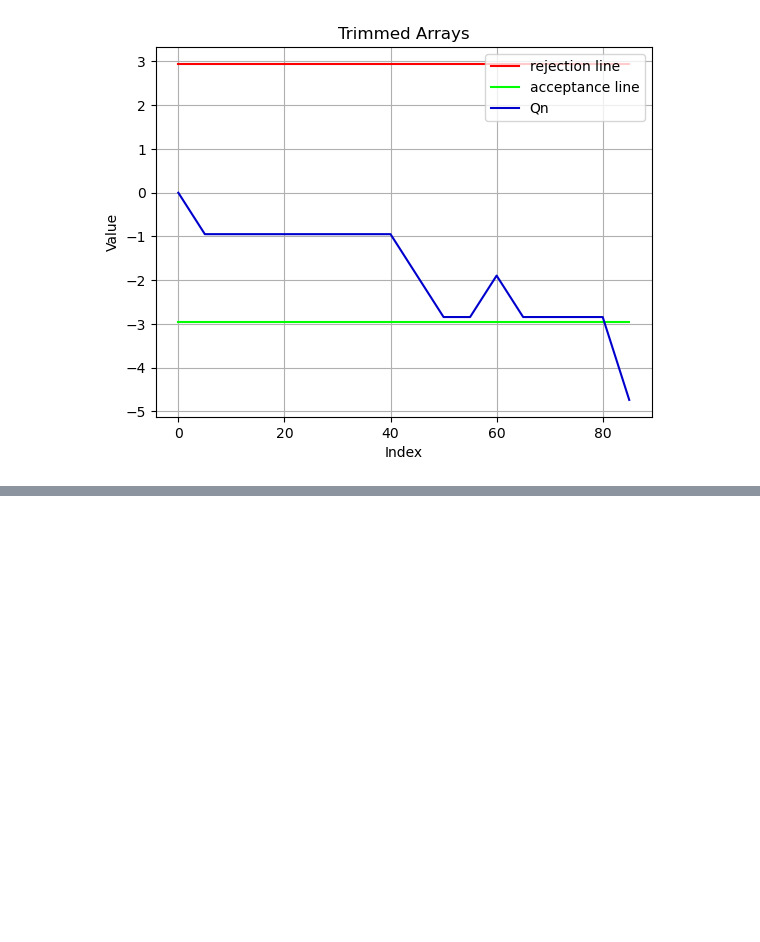
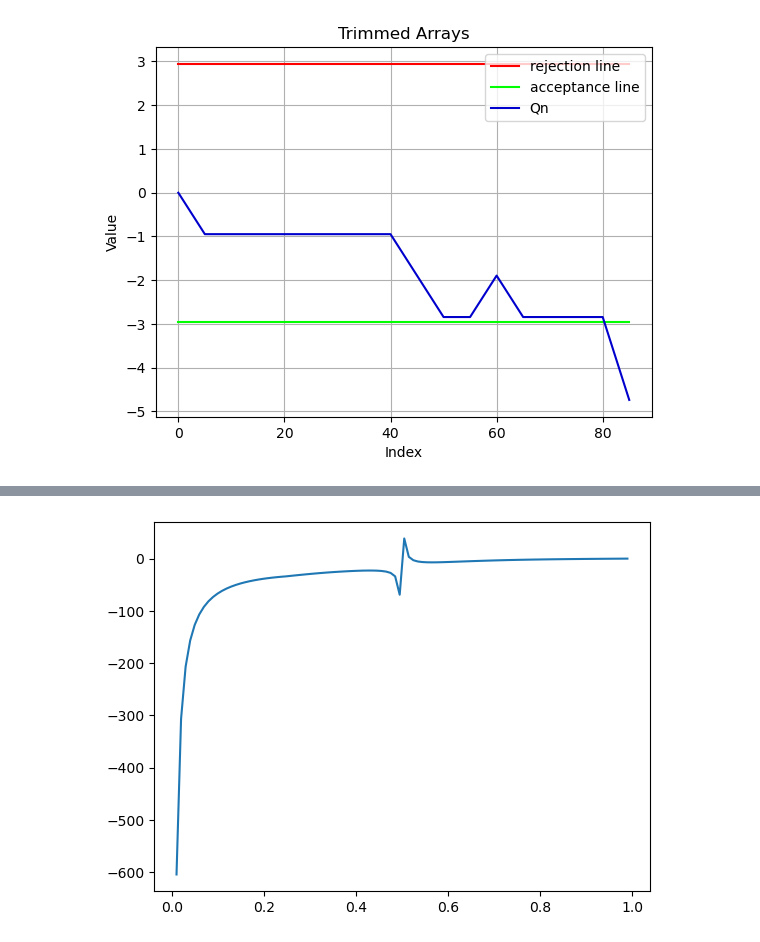
Before and after one commit to PrinceOfCzechia/sequential-test-sim, a Jupyter notebook: notebook2.ipynb, the cells around one changed output, grey strips where cells are left out. Cells and saved outputs as stored; diff of their text form; code cells hidden in the pictures; blank space fills up the shorter version.

```diff
--- a/notebook2.ipynb
+++ b/notebook2.ipynb
@@ -725,0 +766,10 @@ epsilon = 0.9473813189441862
+# %%
+arr_a_star = 1/arr_temp * math.log( (1-beta)/alpha )
+arr_b_star = 1/arr_temp * math.log( beta/(1-alpha))
+
+arr_EN = ( arr_a_star * (1-smooth_L) + arr_b_star * smooth_L ) / ( arr_p2 - p1 )
+
+plt.plot( arr_p2, arr_EN )
+plt.show()
+# %% [output]
+[figure, added]
```
Also changed, not shown: parts of 1 cell of this notebook.
